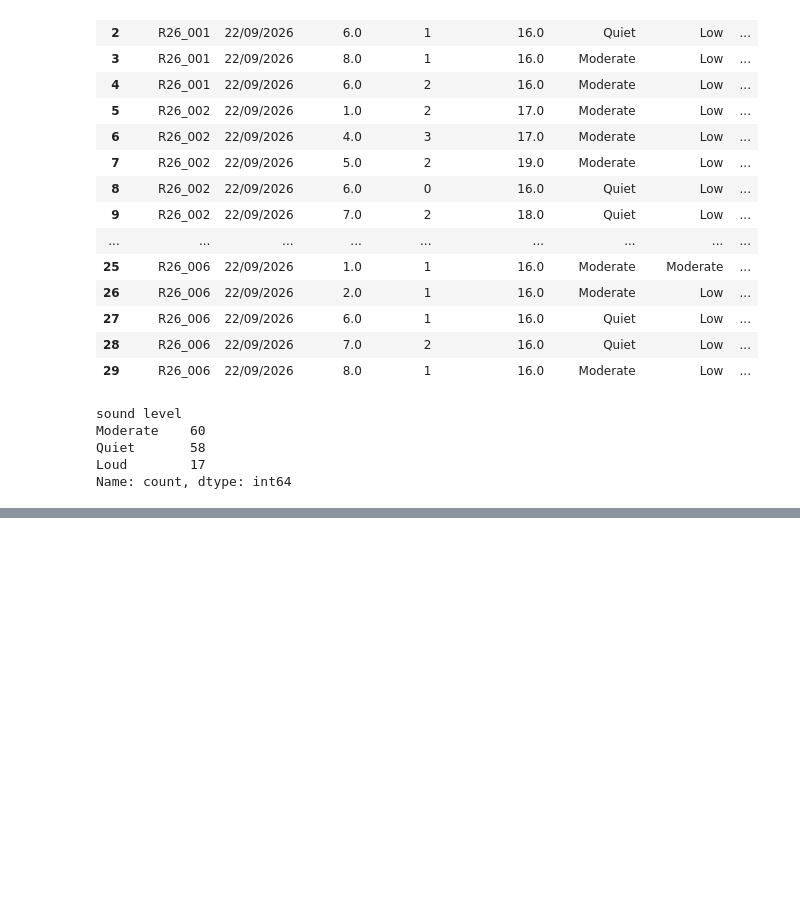
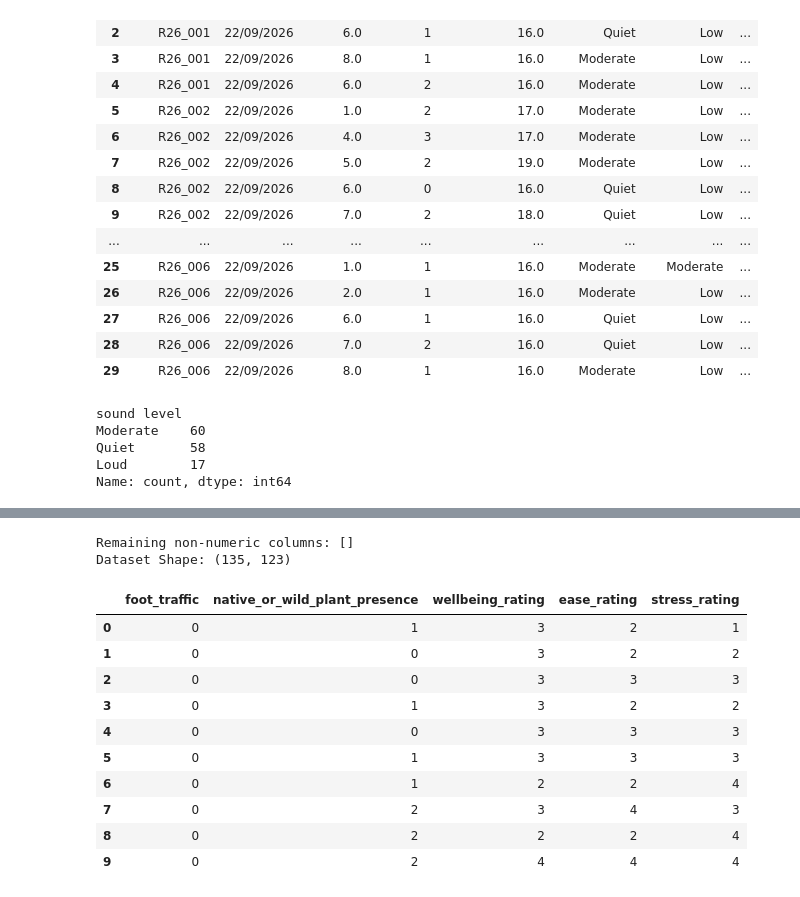
Before and after one commit to irfanefedonmez/ml-campus_data_project-colab, a Jupyter notebook: project1.ipynb, the cells around one changed output, grey strips where cells are left out. Drawn from its saved outputs; the diff is of its cells as text; code cells hidden in the pictures; blank space fills up the shorter version.

```diff
--- a/project1.ipynb
+++ b/project1.ipynb
@@ -249,0 +425,74 @@ Name: count, dtype: int64
+# %%
+# 2. Clean and Encode the columns using accurate mappings based on real categories
+import pandas as pd
+
+# Reload the raw columns from temporary raw frame to overwrite previous faulty mappings
+temp_raw = pd.read_csv('/content/drive/MyDrive/Project/CampusWalkDataset_TemplateIDs.csv', skiprows=4)
+temp_raw = temp_raw.dropna(axis=0, how='all').iloc[:138].dropna(subset=['date'])
+
+# Map foot_traffic properly (handling case and 'Moderate')
+df['foot_traffic'] = temp_raw['foot_traffic'].astype(str).str.lower().str.strip()
+foot_traffic_map = {'low': 0, 'moderate': 1, 'high': 2, 'none': 0}
+df['foot_traffic'] = df['foot_traffic'].map(foot_traffic_map).fillna(0).astype(int)
+
+# Map Presence Columns: {'none': 0, 'Some': 1, 'Many': 2}
+presence_cols = ['native_or_wild_plant_presence', 'ornnamental_or_planted_plant_presence', 'moss_or_lichen_presence']
+presence_map = {'none': 0, 'some': 1, 'many': 2}
+for col in presence_cols:
+    df[col] = temp_raw[col].astype(str).str.lower().str.strip()
+    df[col] = df[col].map(presence_map).fillna(0).astype(int)
+
+# Map Ratings Ordinally
+wellbeing_map = {
+    'very low wellbeing': 0,
+    'low wellbeing': 1,
+    'neutral': 2,
+    'positive wellbeing': 3,
+    'very positive wellbeing': 4
+}
+ease_map = {
+    'very uneasy': 0,
+    'slighly uneasy': 1,
+    'neutral': 2,
+    'easy': 3,
+    'vey easy': 4 # maintaining raw data typo
+}
+stress_map = {
+    'very stressful': 0,
+    'stressful': 1,
+    'neutral': 2,
+    'mostly calm': 3,
+    'very calm': 4
+}
+
+df['wellbeing_rating'] = temp_raw['wellbeing_rating'].astype(str).str.lower().str.strip().map(wellbeing_map).fillna(2).astype(int)
+df['ease_rating'] = temp_raw['ease_rating'].astype(str).str.lower().str.strip().map(ease_map).fillna(2).astype(int)
+df['stress_rating'] = temp_raw['stress_rating'].astype(str).str.lower().str.strip().map(stress_map).fillna(2).astype(int)
+
+# Drop old 'most_notable_nature_element' columns from previous dummies if any, and recreate them
+prev_notable_cols = [c for c in df.columns if c.startswith('most_notable_nature_element_')]
+df = df.drop(columns=prev_notable_cols, errors='ignore')
+
+if 'most_notable_nature_element' in temp_raw.columns:
+    df['most_notable_nature_element'] = temp_raw['most_notable_nature_element'].astype(str).str.lower().str.strip()
+    df = pd.get_dummies(df, columns=['most_notable_nature_element'], dtype=int)
+
+# Final check that everything is fully numeric
+non_numeric_remaining = df.select_dtypes(exclude=['number']).columns.tolist()
+print("Remaining non-numeric columns:", non_numeric_remaining)
+print("Dataset Shape:", df.shape)
+display(df[['foot_traffic', 'native_or_wild_plant_presence', 'wellbeing_rating', 'ease_rating', 'stress_rating']].head(10))
+# %% [output]
+Remaining non-numeric columns: []
+Dataset Shape: (135, 123)
+|  | foot_traffic | native_or_wild_plant_presence | wellbeing_rating | ease_rating | stress_rating |
+| 0 | 0 | 1 | 3 | 2 | 1 |
+| 1 | 0 | 0 | 3 | 2 | 2 |
+| 2 | 0 | 0 | 3 | 3 | 3 |
+| 3 | 0 | 1 | 3 | 2 | 2 |
+| 4 | 0 | 0 | 3 | 3 | 3 |
+| 5 | 0 | 1 | 3 | 3 | 3 |
+| 6 | 0 | 1 | 2 | 2 | 4 |
+| 7 | 0 | 2 | 3 | 4 | 3 |
+| 8 | 0 | 2 | 2 | 2 | 4 |
+| 9 | 0 | 2 | 4 | 4 | 4 |
```
Also changed, not shown: parts of 11 cells of this notebook.
